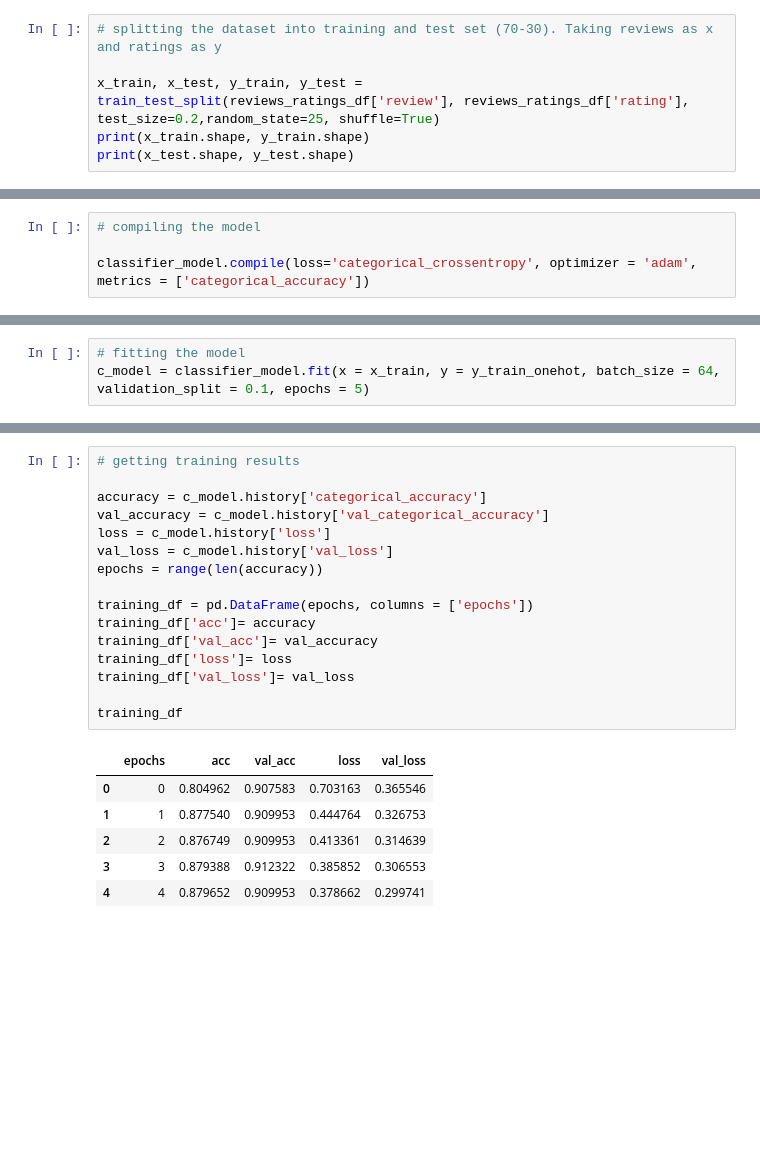
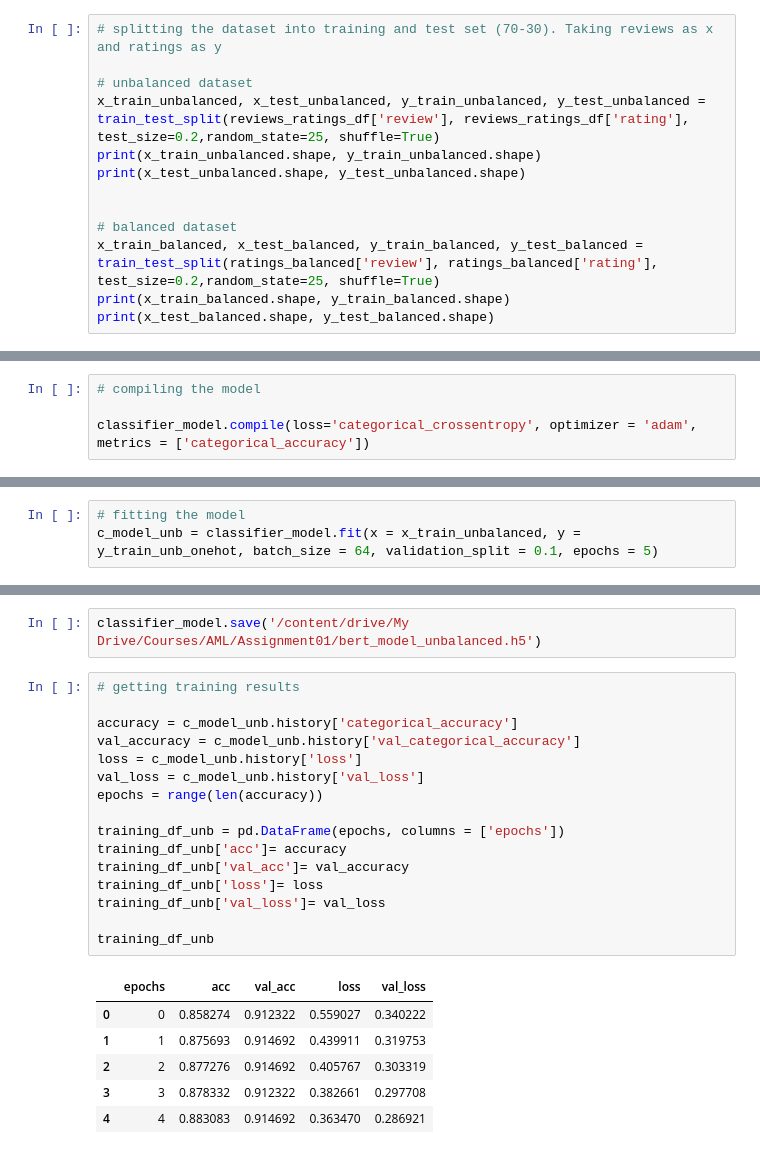
Before and after one commit to kubershahi/ashoka-aml, a Jupyter notebook: assignment01/part3.ipynb, the cells around one changed output, grey strips where cells are left out. Drawn from its saved outputs; the diff is of its cells as text; blank space fills up the shorter version.

```diff
--- a/assignment01/part3.ipynb
+++ b/assignment01/part3.ipynb
@@ -131,9 +149,16 @@ reviews_ratings_df
 # %%
 # splitting the dataset into training and test set (70-30). Taking reviews as x and ratings as y
 
-x_train, x_test, y_train, y_test = train_test_split(reviews_ratings_df['review'], reviews_ratings_df['rating'], test_size=0.2,random_state=25, shuffle=True)
-print(x_train.shape, y_train.shape)
-print(x_test.shape, y_test.shape)
+# unbalanced dataset
+x_train_unbalanced, x_test_unbalanced, y_train_unbalanced, y_test_unbalanced = train_test_split(reviews_ratings_df['review'], reviews_ratings_df['rating'], test_size=0.2,random_state=25, shuffle=True)
+print(x_train_unbalanced.shape, y_train_unbalanced.shape)
+print(x_test_unbalanced.shape, y_test_unbalanced.shape)
+
+
+# balanced dataset
+x_train_balanced, x_test_balanced, y_train_balanced, y_test_balanced = train_test_split(ratings_balanced['review'], ratings_balanced['rating'], test_size=0.2,random_state=25, shuffle=True)
+print(x_train_balanced.shape, y_train_balanced.shape)
+print(x_test_balanced.shape, y_test_balanced.shape)
 # %% [output]
 (4211,) (4211,)
 (1053,) (1053,)
@@ -275,5 +326,5 @@ x_train.shape
 # %%
 # fitting the model
-c_model = classifier_model.fit(x = x_train, y = y_train_onehot, batch_size = 64, validation_split = 0.1, epochs = 5)
+c_model_unb = classifier_model.fit(x = x_train_unbalanced, y = y_train_unb_onehot, batch_size = 64, validation_split = 0.1, epochs = 5)
 # %% [output]
 Epoch 1/5
@@ -289,23 +340,25 @@ Epoch 5/5
+# %%
+classifier_model.save('/content/drive/My Drive/Courses/AML/Assignment01/bert_model_unbalanced.h5')
 # %%
 # getting training results
 
-accuracy = c_model.history['categorical_accuracy']
-val_accuracy = c_model.history['val_categorical_accuracy']
-loss = c_model.history['loss']
-val_loss = c_model.history['val_loss']
+accuracy = c_model_unb.history['categorical_accuracy']
+val_accuracy = c_model_unb.history['val_categorical_accuracy']
+loss = c_model_unb.history['loss']
+val_loss = c_model_unb.history['val_loss']
 epochs = range(len(accuracy))
 
-training_df = pd.DataFrame(epochs, columns = ['epochs'])
-training_df['acc']= accuracy
-training_df['val_acc']= val_accuracy
-training_df['loss']= loss
-training_df['val_loss']= val_loss
+training_df_unb = pd.DataFrame(epochs, columns = ['epochs'])
+training_df_unb['acc']= accuracy
+training_df_unb['val_acc']= val_accuracy
+training_df_unb['loss']= loss
+training_df_unb['val_loss']= val_loss
 
-training_df
+training_df_unb
 # %% [output]
 |  | epochs | acc | val_acc | loss | val_loss |
-| 0 | 0 | 0.804962 | 0.907583 | 0.703163 | 0.365546 |
-| 1 | 1 | 0.877540 | 0.909953 | 0.444764 | 0.326753 |
-| 2 | 2 | 0.876749 | 0.909953 | 0.413361 | 0.314639 |
-| 3 | 3 | 0.879388 | 0.912322 | 0.385852 | 0.306553 |
-| 4 | 4 | 0.879652 | 0.909953 | 0.378662 | 0.299741 |
+| 0 | 0 | 0.858274 | 0.912322 | 0.559027 | 0.340222 |
+| 1 | 1 | 0.875693 | 0.914692 | 0.439911 | 0.319753 |
+| 2 | 2 | 0.877276 | 0.914692 | 0.405767 | 0.303319 |
+| 3 | 3 | 0.878332 | 0.912322 | 0.382661 | 0.297708 |
+| 4 | 4 | 0.883083 | 0.914692 | 0.363470 | 0.286921 |
```
Also changed, not shown: parts of 31 cells of this notebook, 1 other file.
